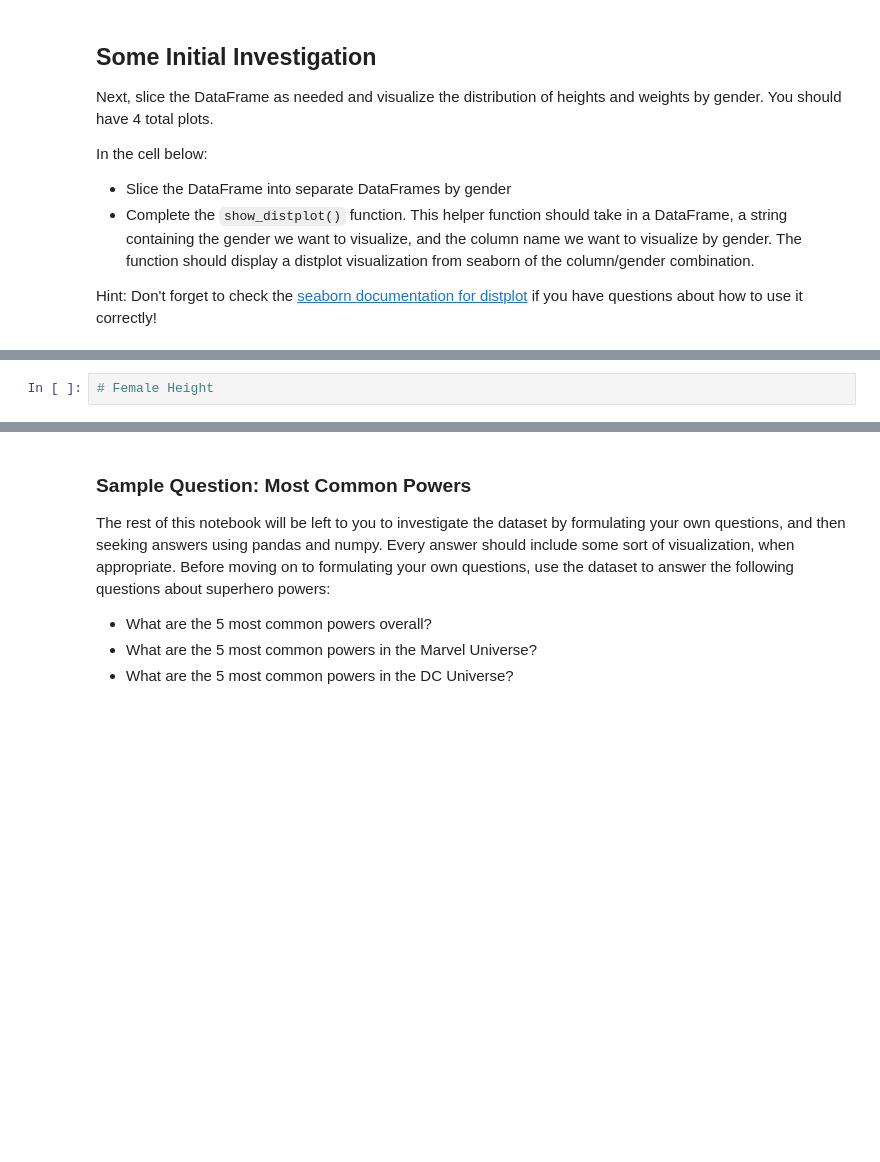
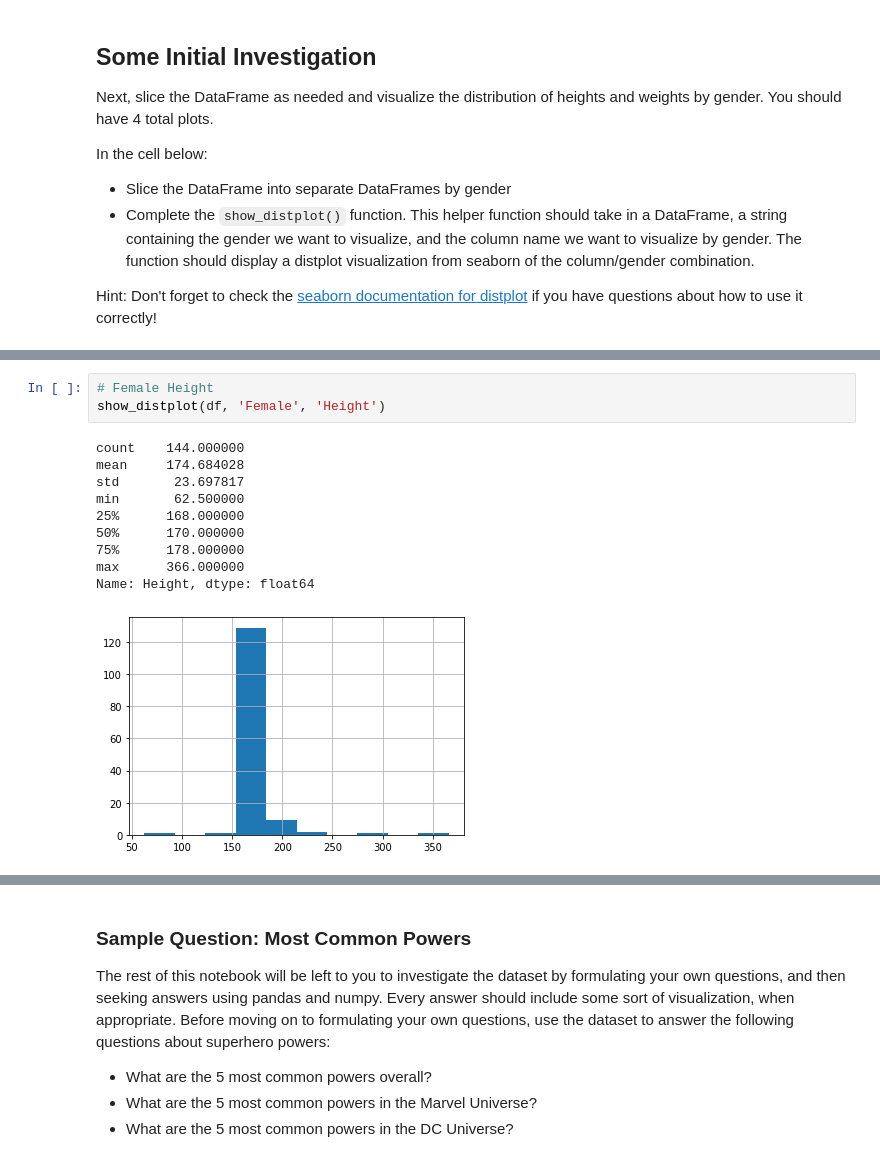
Before and after one commit to sethchart/dsc-data-cleaning-project, a Jupyter notebook: index.ipynb, the cells around one changed output, grey strips where cells are left out. Saved outputs shown, nothing was run; the diff lists cells and outputs as text; blank space fills up the shorter version.

```diff
--- a/index.ipynb
+++ b/index.ipynb
@@ -268,4 +799,16 @@ def show_distplot(dataframe, gender, column_name):
 # %%
 # Female Height
+show_distplot(df, 'Female', 'Height')
+# %% [output]
+count    144.000000
+mean     174.684028
+std       23.697817
+min       62.500000
+25%      168.000000
+50%      170.000000
+75%      178.000000
+max      366.000000
+Name: Height, dtype: float64
+[figure, added]
 # %%
 # Female Weight
```
Also changed, not shown: parts of 99 cells of this notebook.
